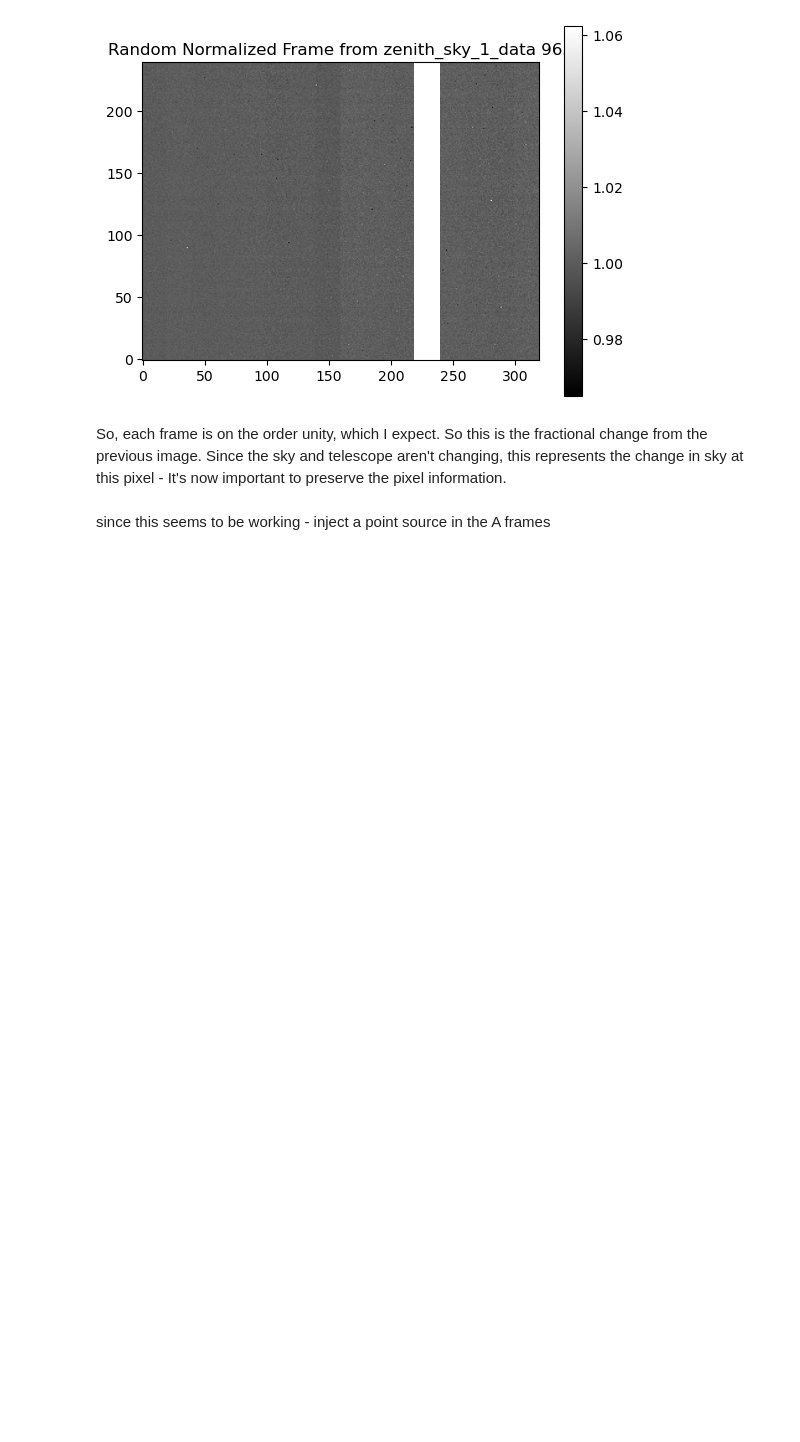
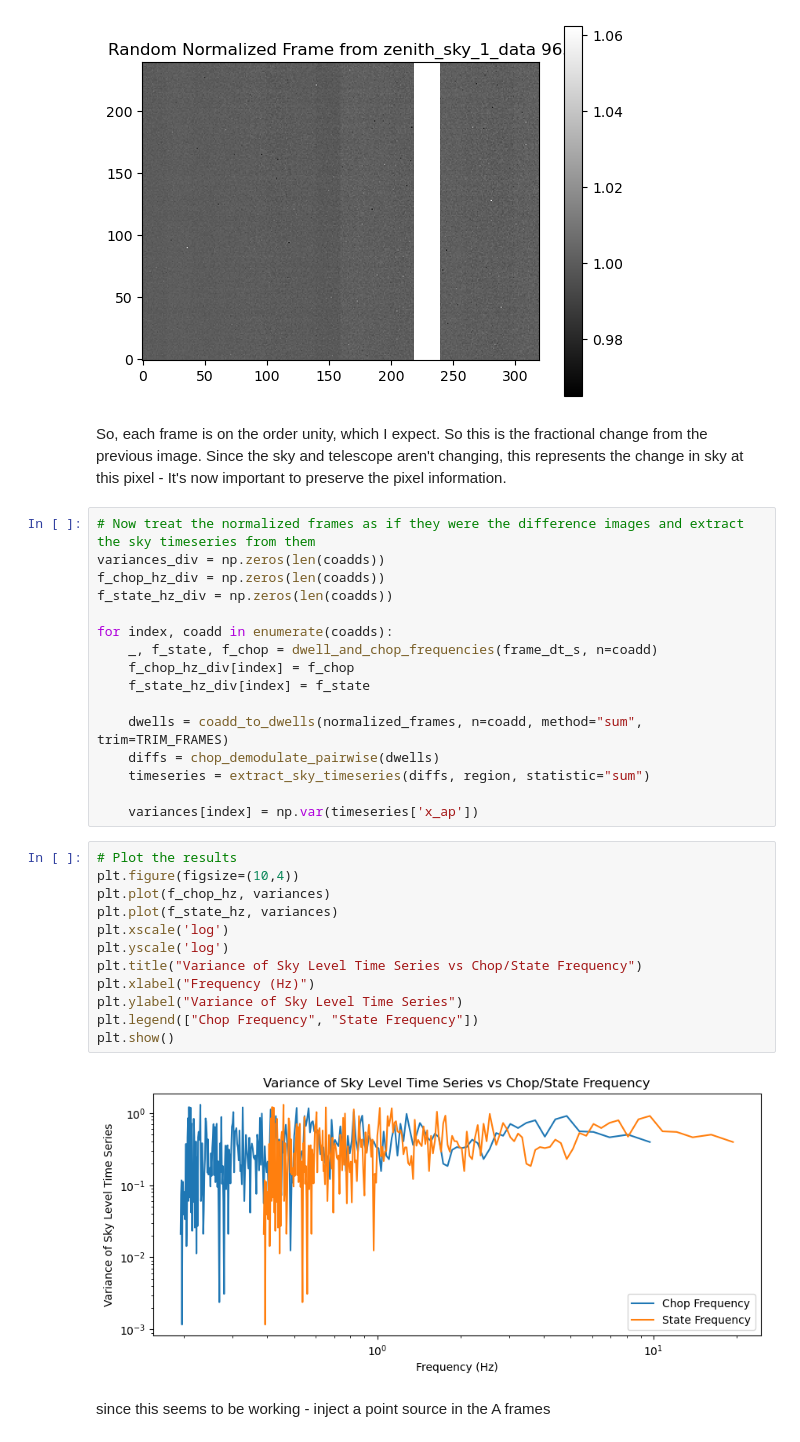
Before and after one commit to chase-urasaki/mirsi_sims, a Jupyter notebook: 260203_analysis_new.ipynb, the cells around one changed output. Saved outputs shown, nothing was run; the diff lists cells and outputs as text; blank space fills up the shorter version.

```diff
--- a/260203_analysis_new.ipynb
+++ b/260203_analysis_new.ipynb
@@ -335,6 +335,36 @@ plt.show()
 [figure]
 # %% [markdown]
 So, each frame is on the order unity, which I expect. So this is the fractional change from the previous image. Since the sky and telescope aren't changing, this represents the change in sky at this pixel - It's now important to preserve the pixel information.
+# %%
+# Now treat the normalized frames as if they were the difference images and extract the sky timeseries from them
+variances_div = np.zeros(len(coadds))
+f_chop_hz_div = np.zeros(len(coadds))
+f_state_hz_div = np.zeros(len(coadds))
+
+for index, coadd in enumerate(coadds):
+    _, f_state, f_chop = dwell_and_chop_frequencies(frame_dt_s, n=coadd)
+    f_chop_hz_div[index] = f_chop
+    f_state_hz_div[index] = f_state
+
+    dwells = coadd_to_dwells(normalized_frames, n=coadd, method="sum", trim=TRIM_FRAMES)
+    diffs = chop_demodulate_pairwise(dwells)
+    timeseries = extract_sky_timeseries(diffs, region, statistic="sum")
+
+    variances[index] = np.var(timeseries['x_ap'])
+# %%
+# Plot the results
+plt.figure(figsize=(10,4))
+plt.plot(f_chop_hz, variances)
+plt.plot(f_state_hz, variances)
+plt.xscale('log')
+plt.yscale('log')
+plt.title("Variance of Sky Level Time Series vs Chop/State Frequency")
+plt.xlabel("Frequency (Hz)")
+plt.ylabel("Variance of Sky Level Time Series")
+plt.legend(["Chop Frequency", "State Frequency"])
+plt.show()
+# %% [output]
+[figure, added]
 # %% [markdown]
 since this seems to be working - inject a point source in the A frames
 # %%
```
